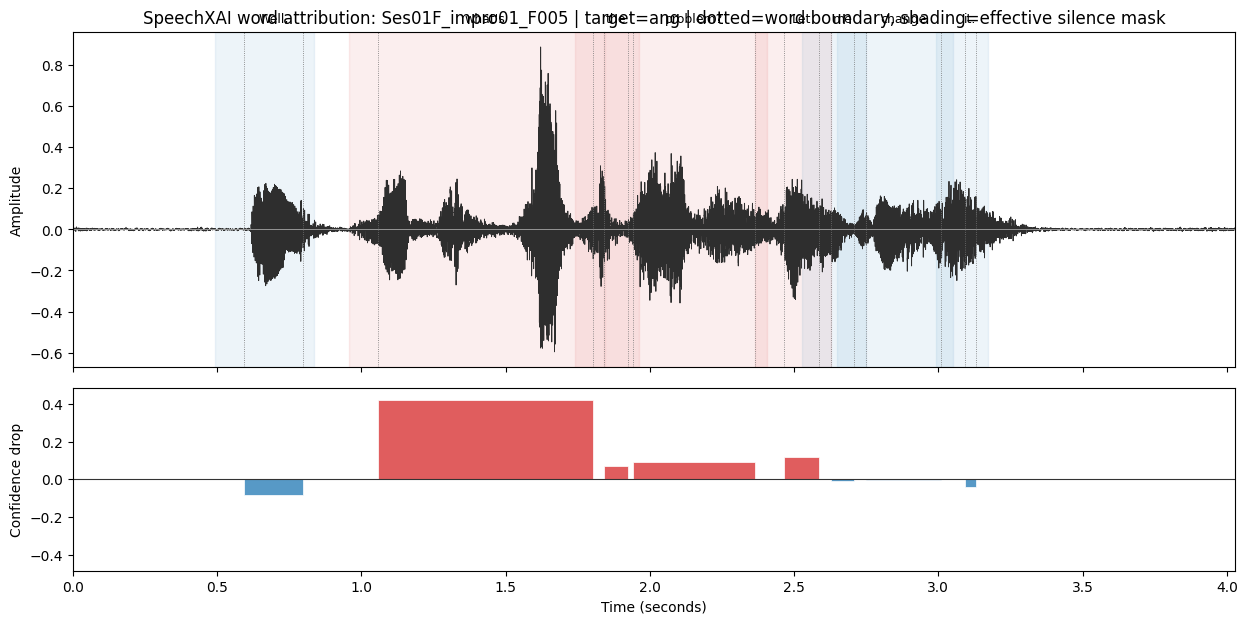
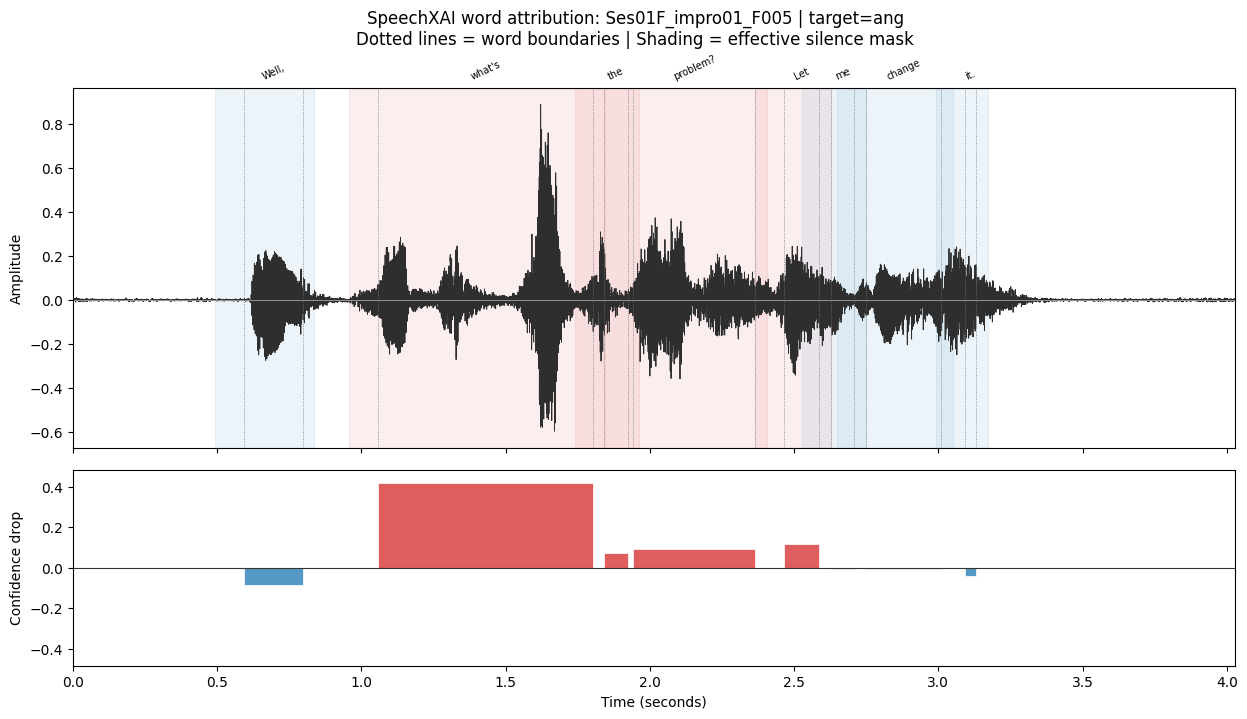
Unified diff of the notebook cell whose output changed from the first chart to the second:
--- before
+++ after
@@ -5,16 +5,38 @@
     2,
     1,
-    figsize=(15, 7),
+    figsize=(15, 7.5),
     sharex=True,
-    gridspec_kw={'height_ratios': [2.2, 1.2], 'hspace': 0.08},
+    gridspec_kw={"height_ratios": [2.2, 1.2], "hspace": 0.08},
 )
-waveform_axis.plot(time_axis, waveform_values, color='0.18', linewidth=0.65)
-waveform_axis.axhline(0.0, color='0.65', linewidth=0.6)
 
+# Waveform
+waveform_axis.plot(time_axis, waveform_values, color="0.18", linewidth=0.65)
+waveform_axis.axhline(0.0, color="0.65", linewidth=0.6)
+
+# Word spans + boundaries + labels
 for row in word_attributions.itertuples(index=False):
-    color = 'tab:red' if row.score >= 0 else 'tab:blue'
-    waveform_axis.axvspan(row.masked_start, row.masked_end, color=color, alpha=0.08)
-    waveform_axis.axvline(row.start, color='0.45', linewidth=0.6, linestyle=':')
-    waveform_axis.axvline(row.end, color='0.45', linewidth=0.6, linestyle=':')
+    color = "tab:red" if row.score >= 0 else "tab:blue"
+
+    waveform_axis.axvspan(
+        row.masked_start,
+        row.masked_end,
+        color=color,
+        alpha=0.08,
+    )
+
+    waveform_axis.axvline(
+        row.start,
+        color="0.45",
+        linewidth=0.6,
+        linestyle=":",
+    )
+
+    waveform_axis.axvline(
+        row.end,
+        color="0.45",
+        linewidth=0.6,
+        linestyle=":",
+    )
+
     waveform_axis.text(
         (row.start + row.end) / 2,
@@ -22,31 +44,45 @@
         row.word,
         transform=waveform_axis.get_xaxis_transform(),
-        ha='center',
-        va='bottom',
-        fontsize=9,
+        ha="center",
+        va="bottom",
+        fontsize=7,
+        rotation=25,
     )
 
-centers = (word_attributions['start'] + word_attributions['end']) / 2
-widths = word_attributions['end'] - word_attributions['start']
-colors = np.where(word_attributions['score'] >= 0, 'tab:red', 'tab:blue')
+# Attribution bars
+centers = (word_attributions["start"] + word_attributions["end"]) / 2
+widths = word_attributions["end"] - word_attributions["start"]
+colors = np.where(word_attributions["score"] >= 0, "tab:red", "tab:blue")
+
 score_axis.bar(
     centers,
-    word_attributions['score'],
+    word_attributions["score"],
     width=widths,
     color=colors,
     alpha=0.75,
-    edgecolor='white',
+    edgecolor="white",
     linewidth=0.7,
 )
-score_axis.axhline(0.0, color='0.2', linewidth=0.8)
+
+score_axis.axhline(0.0, color="0.2", linewidth=0.8)
+
+# Axes
 score_axis.set_xlim(0.0, audio_duration)
-score_limit = max(float(word_attributions['score'].abs().max()) * 1.15, 0.01)
+
+score_limit = max(float(word_attributions["score"].abs().max()) * 1.15, 0.01)
 score_axis.set_ylim(-score_limit, score_limit)
-score_axis.set_xlabel('Time (seconds)')
-score_axis.set_ylabel('Confidence drop')
-waveform_axis.set_ylabel('Amplitude')
-waveform_axis.set_title(
-    f'SpeechXAI word attribution: {AUDIO_ID} | target={target_label} | '
-    'dotted=word boundary, shading=effective silence mask'
+
+score_axis.set_xlabel("Time (seconds)")
+score_axis.set_ylabel("Confidence drop")
+waveform_axis.set_ylabel("Amplitude")
+
+# Better title: split into two lines and use the figure title
+figure.suptitle(
+    f"SpeechXAI word attribution: {AUDIO_ID} | target={target_label}\n"
+    "Dotted lines = word boundaries | Shading = effective silence mask",
+    fontsize=12,
+    y=0.985,
 )
+
+plt.tight_layout(rect=[0, 0, 1, 0.93])
 plt.show()

Commit: Improve SpeechXAI attribution visualization